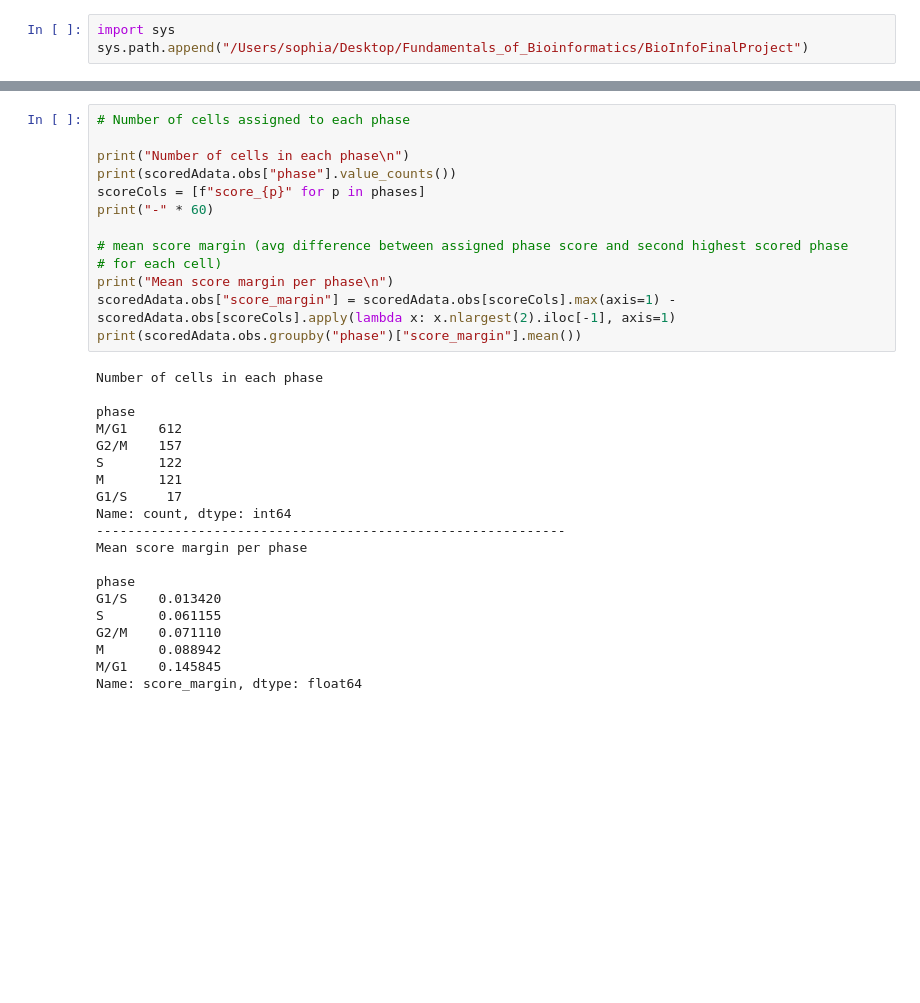
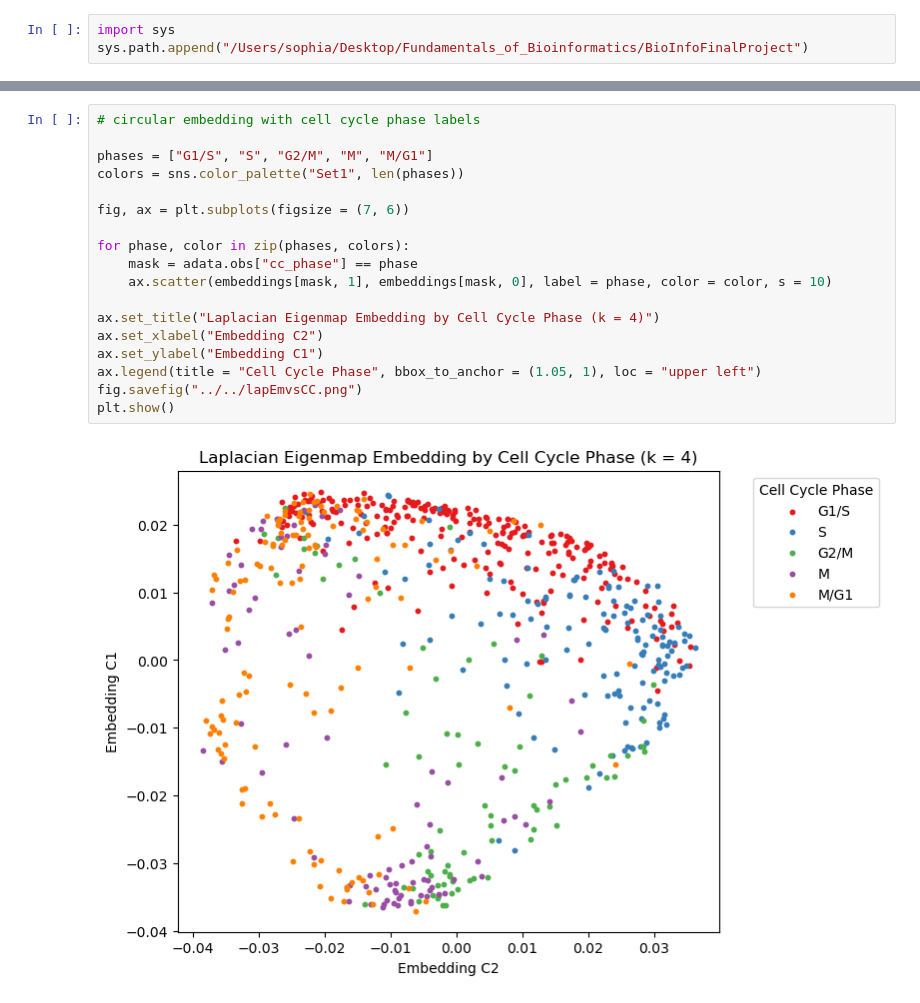
Before and after one commit to winch-jm/cell-cycle-ti, a Jupyter notebook: notebooks/LaplacianEigenmap_realData_plots.ipynb, the cells around one changed output, grey strips where cells are left out. Drawn from its saved outputs; the diff is of its cells as text; blank space fills up the shorter version.

```diff
--- a/notebooks/LaplacianEigenmap_realData_plots.ipynb
+++ b/notebooks/LaplacianEigenmap_realData_plots.ipynb
@@ -101,33 +115,20 @@ Passing `palette` without assigning `hue` is deprecated and will be removed in v
-# %%
-# Number of cells assigned to each phase
-
-print("Number of cells in each phase\n")
-print(scoredAdata.obs["phase"].value_counts())
-scoreCols = [f"score_{p}" for p in phases]
-print("-" * 60)
-
-# mean score margin (avg difference between assigned phase score and second highest scored phase
-# for each cell)
-print("Mean score margin per phase\n")
-scoredAdata.obs["score_margin"] = scoredAdata.obs[scoreCols].max(axis=1) - scoredAdata.obs[scoreCols].apply(lambda x: x.nlargest(2).iloc[-1], axis=1)
-print(scoredAdata.obs.groupby("phase")["score_margin"].mean())
-# %% [output]
-Number of cells in each phase
-
-phase
-M/G1    612
-G2/M    157
-S       122
-M       121
-G1/S     17
-Name: count, dtype: int64
-------------------------------------------------------------
-Mean score margin per phase
-
-phase
-G1/S    0.013420
-S       0.061155
-G2/M    0.071110
-M       0.088942
-M/G1    0.145845
-Name: score_margin, dtype: float64
+# %%
+# circular embedding with cell cycle phase labels
+
+phases = ["G1/S", "S", "G2/M", "M", "M/G1"]
+colors = sns.color_palette("Set1", len(phases))
+
+fig, ax = plt.subplots(figsize = (7, 6))
+
+for phase, color in zip(phases, colors):
+    mask = adata.obs["cc_phase"] == phase
+    ax.scatter(embeddings[mask, 1], embeddings[mask, 0], label = phase, color = color, s = 10)
+
+ax.set_title("Laplacian Eigenmap Embedding by Cell Cycle Phase (k = 4)")
+ax.set_xlabel("Embedding C2")
+ax.set_ylabel("Embedding C1")
+ax.legend(title = "Cell Cycle Phase", bbox_to_anchor = (1.05, 1), loc = "upper left")
+fig.savefig("../../lapEmvsCC.png")
+plt.show()
+# %% [output]
+[figure, added]
```
Also changed, not shown: parts of 6 cells of this notebook, 1 other file.
